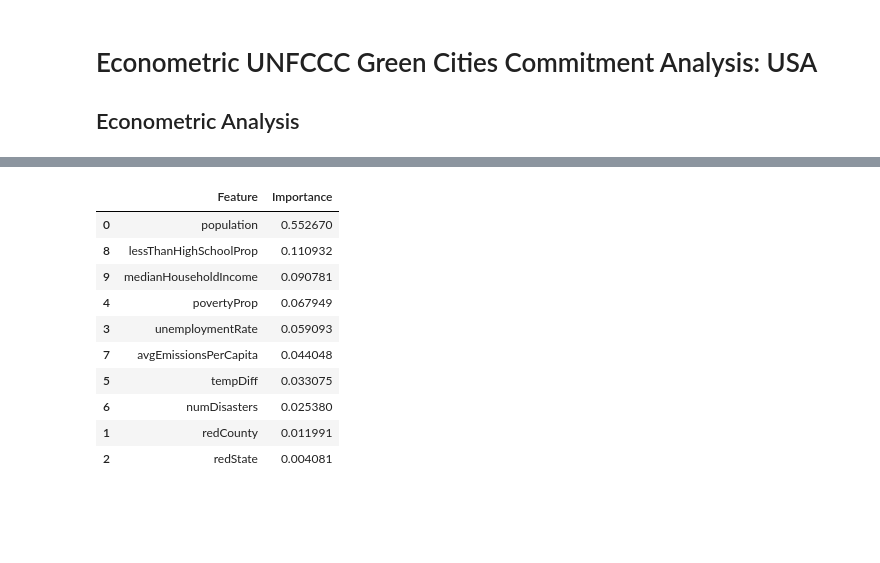
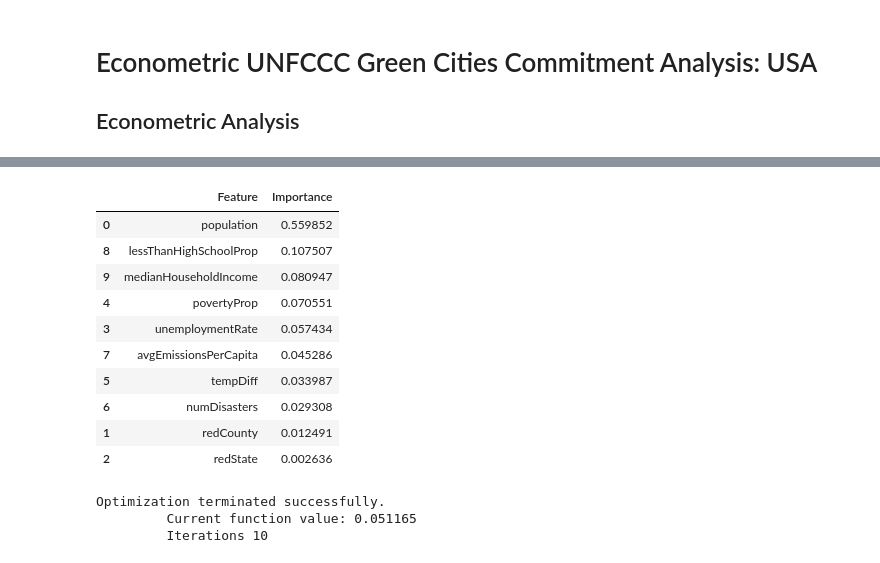
Before and after one commit to paulroconnor/UNFCCC-Econometric-Analysis, a Jupyter notebook: EconometricAnalysis.ipynb, the cells around one changed output, grey strips where cells are left out. Cells and saved outputs as stored; diff of their text form; code cells hidden in the pictures; blank space fills up the shorter version.

```diff
--- a/EconometricAnalysis.ipynb
+++ b/EconometricAnalysis.ipynb
@@ -21,6 +27,8 @@ BooltoZeroOne(df_unfccc)
 def FitLogistic(df, y_var, X_vars):
     df = df.dropna()
     X = df[X_vars]
+    scaler = StandardScaler()
+    X = scaler.fit_transform(X)
     X = sm.add_constant(X)
     y = df[y_var]
     model = sm.Logit(y, X).fit(cov_type = 'HC3')
@@ -29,6 +37,8 @@ def FitLogistic(df, y_var, X_vars):
 def FitRandomForest(df, y_var, X_vars):
     df = df.dropna()
     X = df[X_vars]
+    scaler = StandardScaler()
+    X = scaler.fit_transform(X)
     y = df[y_var]
     rf = RandomForestRegressor()
     model = rf.fit(X, y)
@@ -39,3 +51,3 @@ def FitRandomForest(df, y_var, X_vars):
 # %%
-FitLogistic(df_all, y_var = 'UNFCCC', X_vars = ['population','redCounty','redState','unemploymentRate','povertyProp','tempDiff','numDisasters','avgEmissionsPerCapita','lessThanHighSchoolProp','medianHouseholdIncome','medianAge','whiteProp'])
+FitLogistic(df_all, y_var = 'UNFCCC', X_vars = ['population','redCounty','redState','unemploymentRate','povertyProp','tempDiff','numDisasters','avgEmissionsPerCapita','lessThanHighSchoolProp','medianHouseholdIncome']) # ,'medianAge','whiteProp'
 # %% [output]
@@ -43,14 +71,27 @@ ValueError: zero-size array to reduction operation maximum which has no identity
 # %%
-FitRandomForest(df_all, y_var = 'UNFCCC', X_vars = ['population','redCounty','redState','unemploymentRate','povertyProp','tempDiff','numDisasters','avgEmissionsPerCapita','lessThanHighSchoolProp','medianHouseholdIncome','medianAge','whiteProp'])
+FitRandomForest(df_all, y_var = 'UNFCCC', X_vars = ['population','redCounty','redState','unemploymentRate','povertyProp','tempDiff','numDisasters','avgEmissionsPerCapita','lessThanHighSchoolProp','medianHouseholdIncome'])  # ,'medianAge','whiteProp'
 # %% [output]
 |  | Feature | Importance |
-| 0 | population | 0.552670 |
-| 8 | lessThanHighSchoolProp | 0.110932 |
-| 9 | medianHouseholdIncome | 0.090781 |
-| 4 | povertyProp | 0.067949 |
-| 3 | unemploymentRate | 0.059093 |
-| 7 | avgEmissionsPerCapita | 0.044048 |
-| 5 | tempDiff | 0.033075 |
-| 6 | numDisasters | 0.025380 |
-| 1 | redCounty | 0.011991 |
-| 2 | redState | 0.004081 |
+| 0 | population | 0.559852 |
+| 8 | lessThanHighSchoolProp | 0.107507 |
+| 9 | medianHouseholdIncome | 0.080947 |
+| 4 | povertyProp | 0.070551 |
+| 3 | unemploymentRate | 0.057434 |
+| 7 | avgEmissionsPerCapita | 0.045286 |
+| 5 | tempDiff | 0.033987 |
+| 6 | numDisasters | 0.029308 |
+| 1 | redCounty | 0.012491 |
+| 2 | redState | 0.002636 |
+# %%
+df = df_all
+df = df.dropna()
+X = df[['population','redCounty','redState','unemploymentRate','povertyProp','tempDiff','numDisasters','avgEmissionsPerCapita','lessThanHighSchoolProp','medianHouseholdIncome']]
+X = sm.add_constant(X)
+y = df['UNFCCC']
+model = sm.Logit(y, X).fit(cov_type = 'HC3')
+explainer = shap.Explainer(lambda x: model.predict(x), X)
+shap_values = explainer.shap_values(X)
+# %% [output]
+Optimization terminated successfully.
+         Current function value: 0.051165
+         Iterations 10
```
Also changed, not shown: parts of 9 cells of this notebook.
